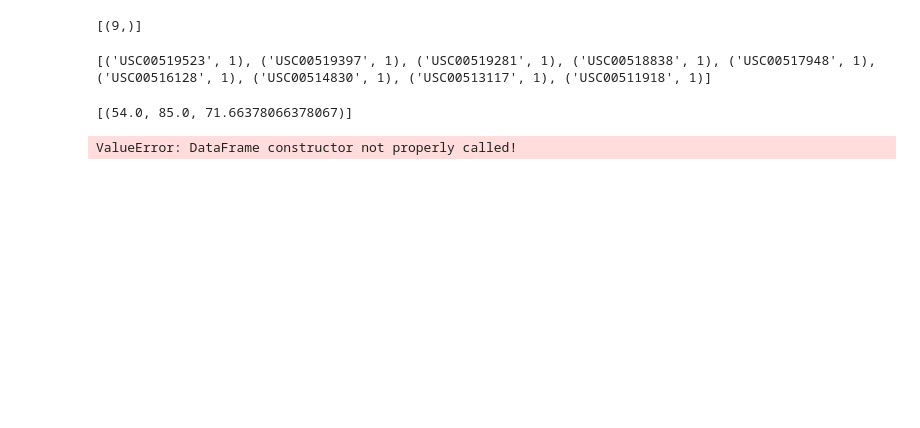
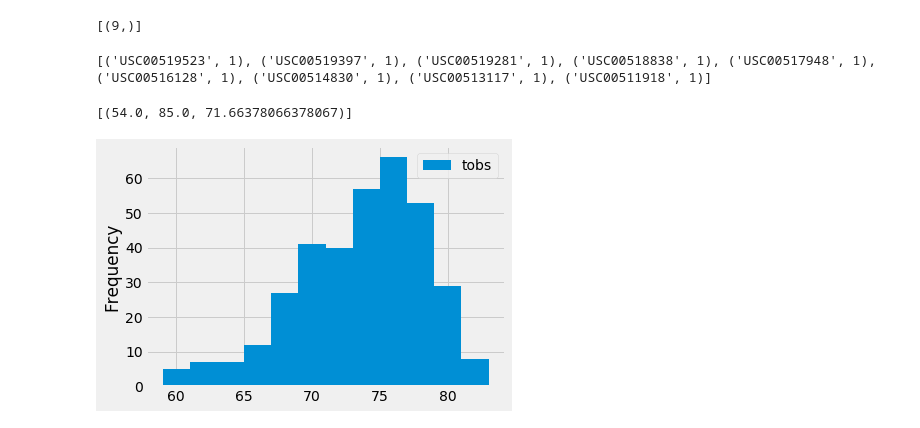
Before and after one commit to BrittanyClemmons/sqlalchemy-challenge, a Jupyter notebook: SQLAlchemy_Homework_Brittany.ipynb, the cells around one changed output. Saved outputs shown, nothing was run; the diff lists cells and outputs as text; code cells hidden in the pictures; blank space fills up the shorter version.

```diff
--- a/SQLAlchemy_Homework_Brittany.ipynb
+++ b/SQLAlchemy_Homework_Brittany.ipynb
@@ -182,12 +184,14 @@ print(low_high_avg)
 # %%
 # Choose the station with the highest number of temperature observations.
 # Query the last 12 months of temperature observation data for this station and plot the results as a histogram
 
 query = db.select([M.columns.tobs]).\
     where(db.and_(M.columns.station == 'USC00519281', M.columns.date >= year_ago))
 
-df = pd.DataFrame(, columns=['tobs'])
+top_station = connection.execute(query).fetchall()
+
+df = pd.DataFrame(top_station, columns=['tobs'])
 df.plot.hist(bins=12)
 plt.tight_layout()
 # %% [output]
-ValueError: DataFrame constructor not properly called!
+[figure, added]
```
Also changed, not shown: parts of 1 cell of this notebook.
